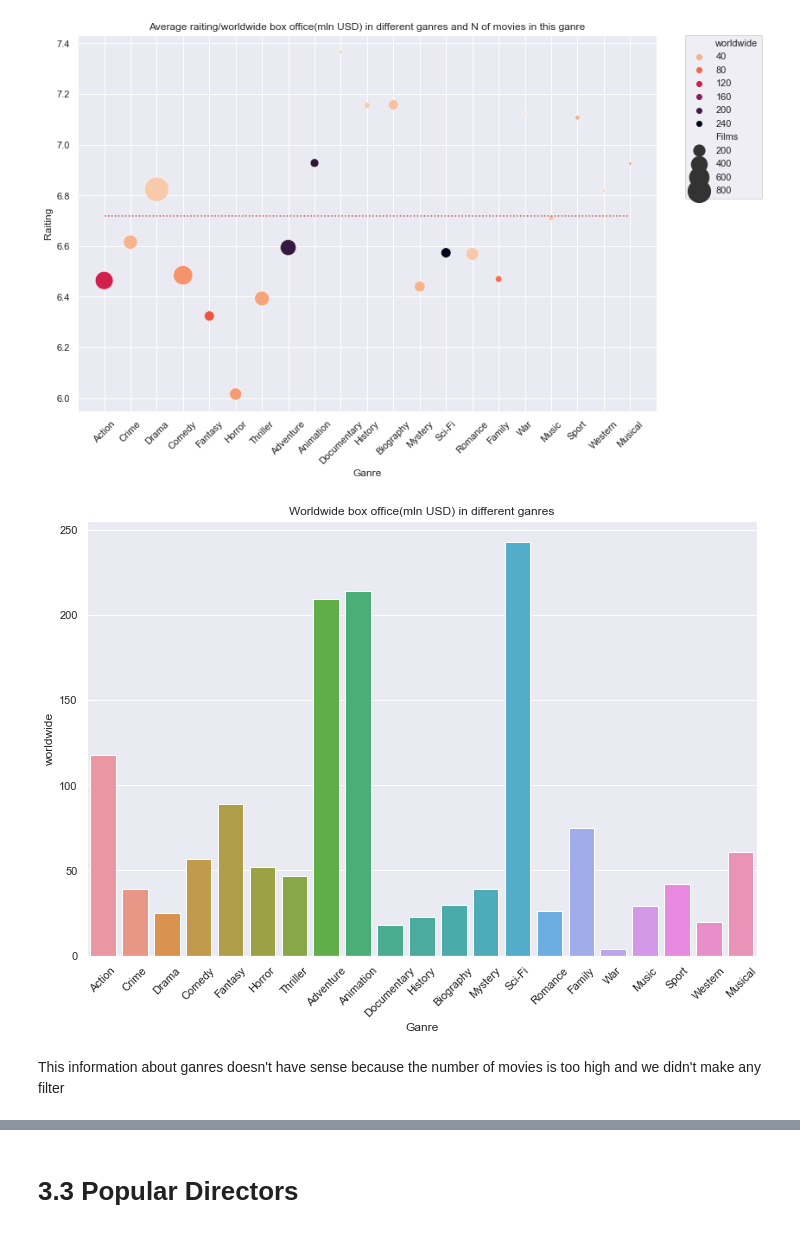
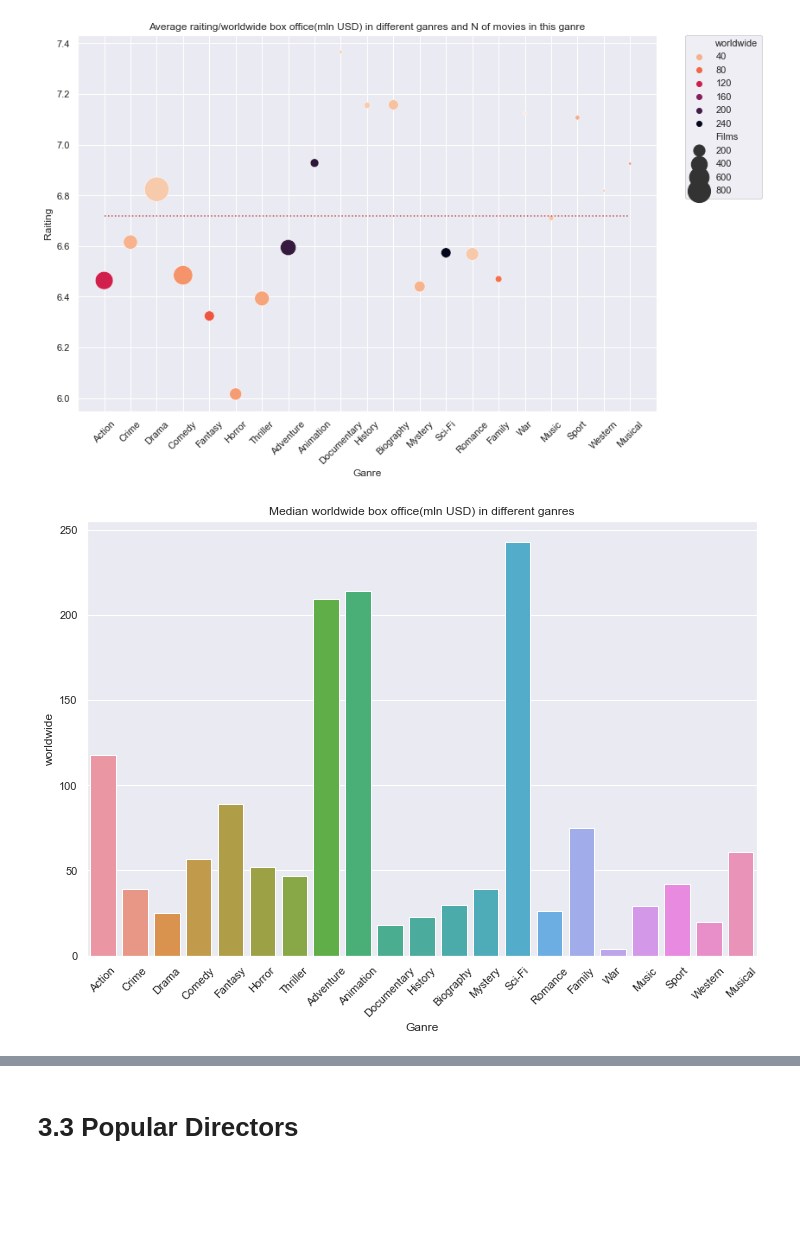
Before and after one commit to 314ka4y/Exploratory_Data_Analysis_project-Movies., a Jupyter notebook: student.ipynb, the cells around one changed output, grey strips where cells are left out. Saved outputs shown, nothing was run; the diff lists cells and outputs as text; code cells hidden in the pictures; blank space fills up the shorter version.

```diff
--- a/student.ipynb
+++ b/student.ipynb
@@ -1016,15 +1004,14 @@ fig.savefig("./Output/Most_popular_ganres.png")
 # %% [output]
 [figure]
 # %%
+
+# Plot showing median worldwide box office
+
 fig, ax1 = plt.subplots(1, 1, figsize= (12, 8))
-
-
 plt.xticks(rotation=45)
 sns.barplot(data = df_new, x="Ganre", y = "worldwide", ax=ax1)
-ax1.set_title("Worldwide box office(mln USD) in different ganres")
+ax1.set_title("Median worldwide box office(mln USD) in different ganres")
 
 fig.savefig("./Output/Ganres_boxOffice.png")
 # %% [output]
-[figure, old version]
+[figure, new version]
-# %% [markdown]
-This information about ganres doesn't have sense because the number of movies is too high and we didn't make any filter
```
Also changed, not shown: parts of 20 cells of this notebook, 4 other files.
